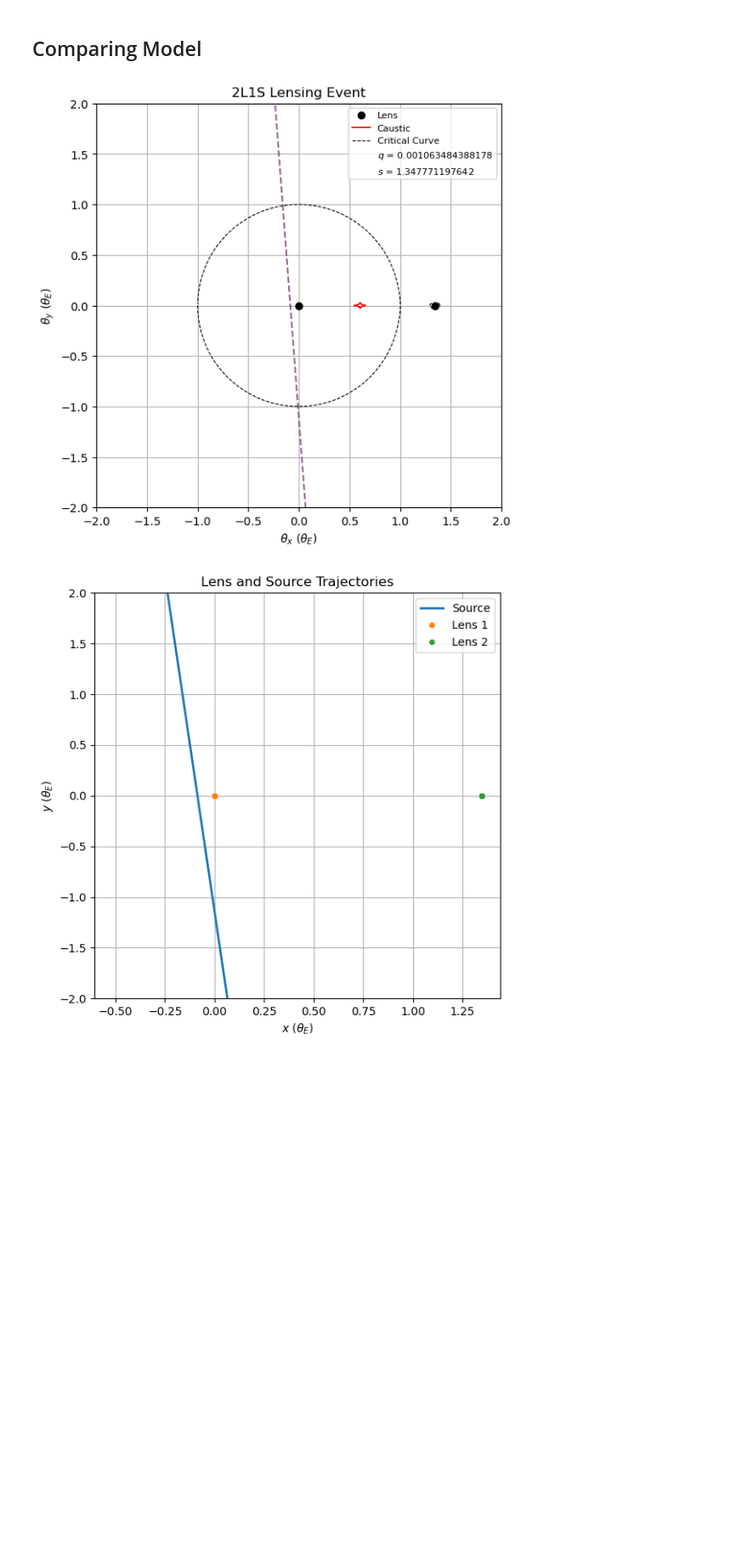
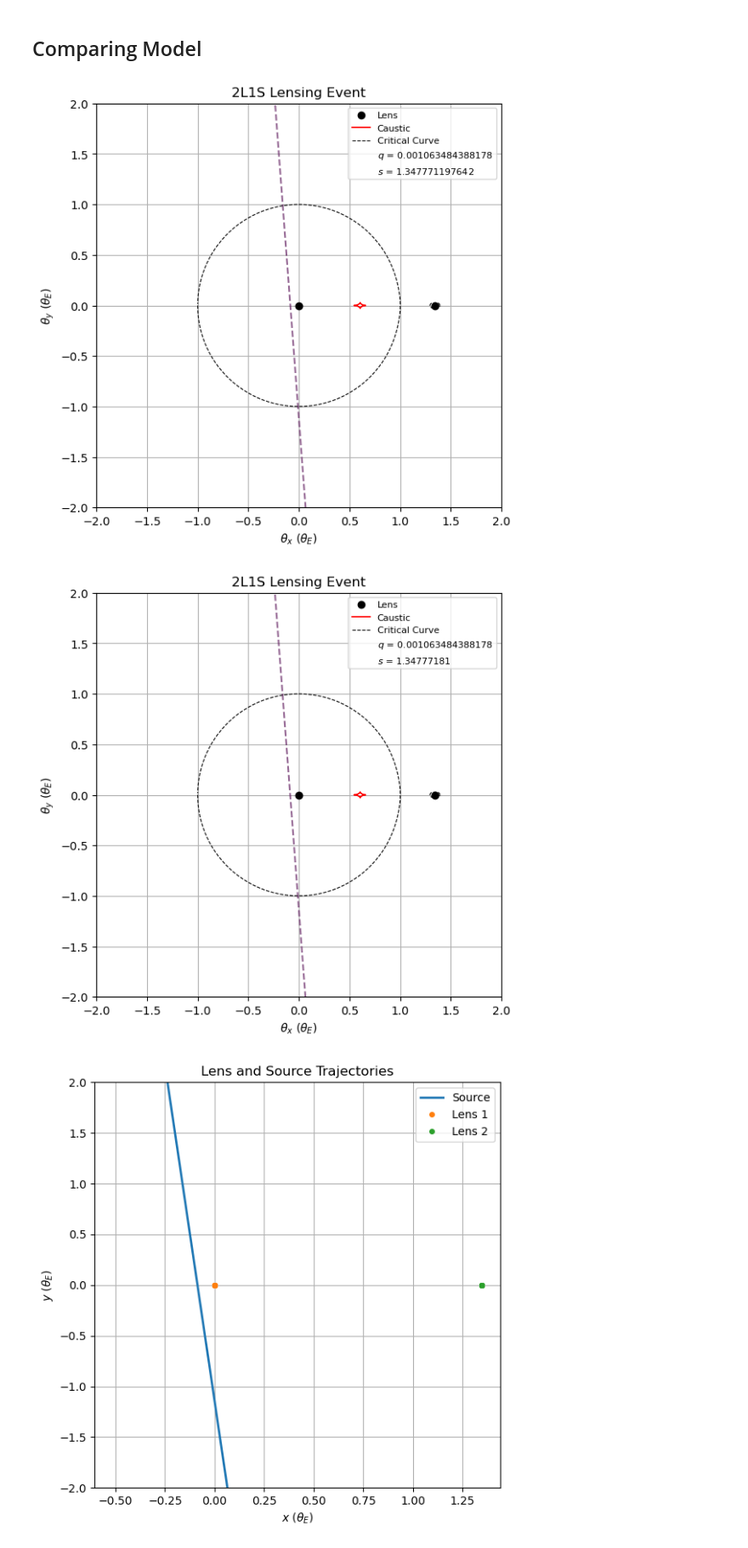
Before and after one commit to AmberLee2427/SURP25, a Jupyter notebook: Microlensing/TestingGULLS.ipynb, the cells around one changed output. Shown at 85% size. Cells and saved outputs as stored; diff of their text form; code cells hidden in the pictures; blank space fills up the shorter version.

```diff
--- a/Microlensing/TestingGULLS.ipynb
+++ b/Microlensing/TestingGULLS.ipynb
@@ -117,7 +117,9 @@ model2 = TwoLens1S(t0=t0_lc, tE=tE_lc, rho=rho, u0_list=[u0_lc], q=q, s=s_lc, al
 # %%
 model.plot_caustic_critical_curves()
+model2.plot_caustic_critical_curves()
 # %% [output]
 [figure]
+[figure, added]
 # %%
 plt.figure(figsize=(6, 6))
 
```
Also changed, not shown: parts of 10 cells of this notebook, 3 other files.
